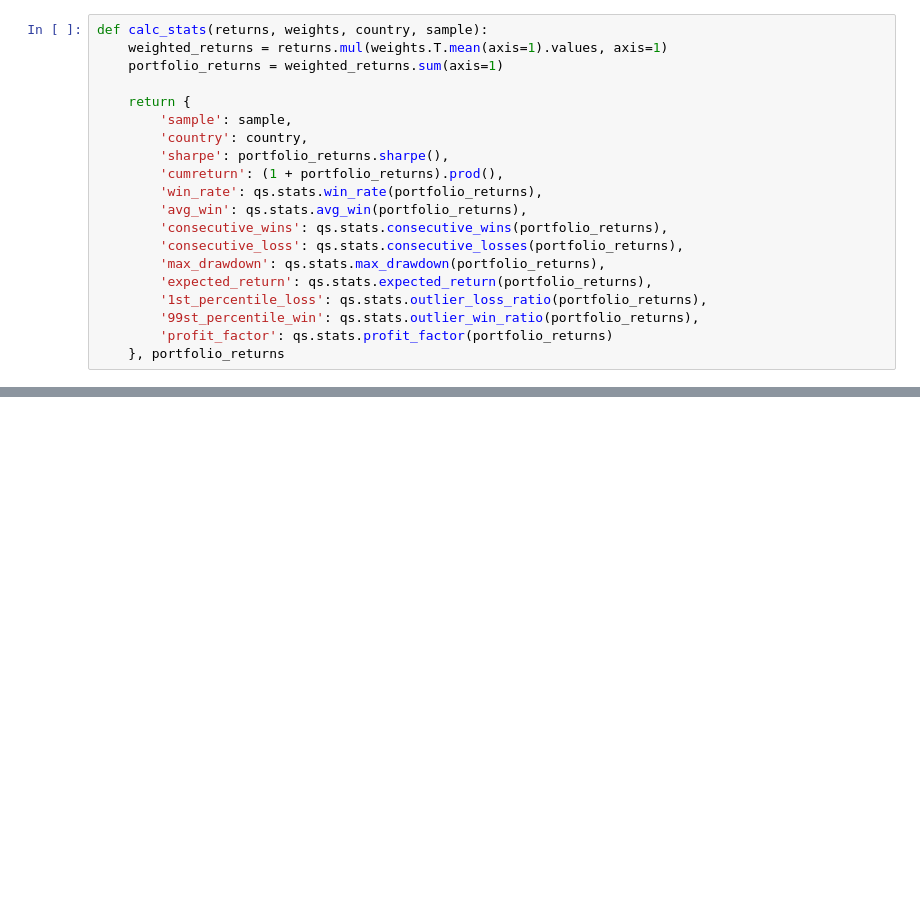
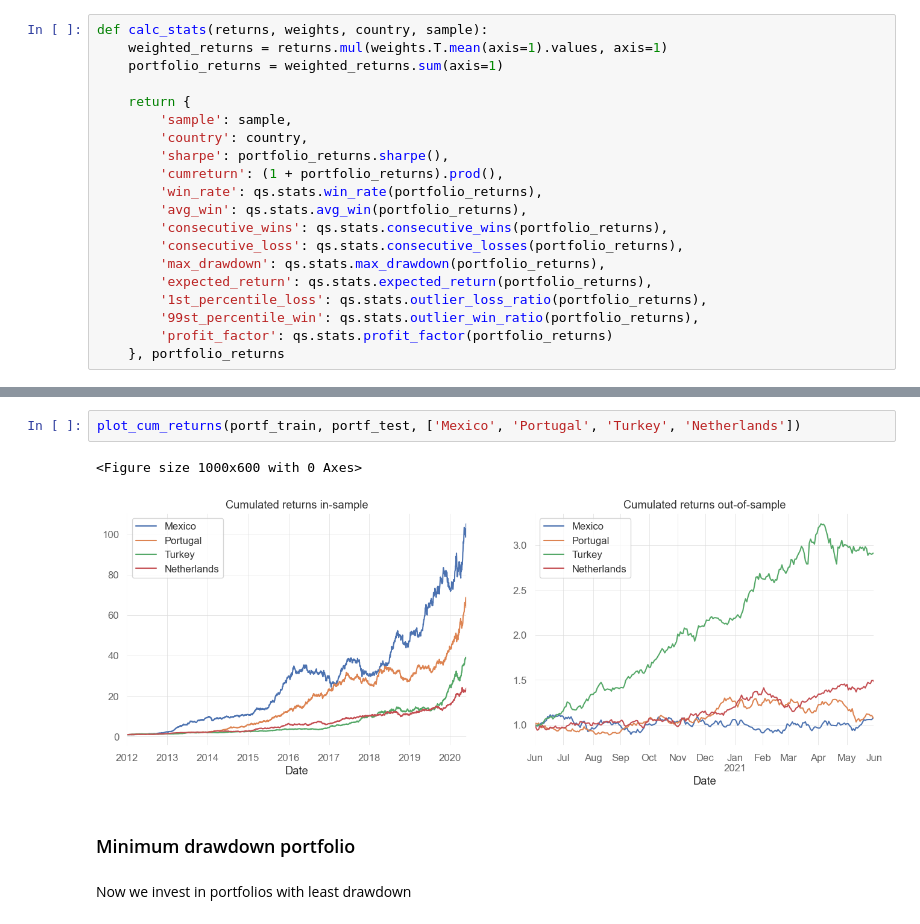
Before and after one commit to danyanyam/robustcov, a Jupyter notebook: notebooks/portfolio_analysis.ipynb, the cells around one changed output, grey strips where cells are left out. Saved outputs shown, nothing was run; the diff lists cells and outputs as text; blank space fills up the shorter version.

```diff
--- a/notebooks/portfolio_analysis.ipynb
+++ b/notebooks/portfolio_analysis.ipynb
@@ -132,0 +210,9 @@ Ukraine skipped
+# %%
+plot_cum_returns(portf_train, portf_test, ['Mexico', 'Portugal', 'Turkey', 'Netherlands'])
+# %% [output]
+<Figure size 1000x600 with 0 Axes>
+[figure, added]
+# %% [markdown]
+### Minimum drawdown portfolio
+# %% [markdown]
+Now we invest in portfolios with least drawdown
```
Also changed, not shown: parts of 16 cells of this notebook, 3 other files.
